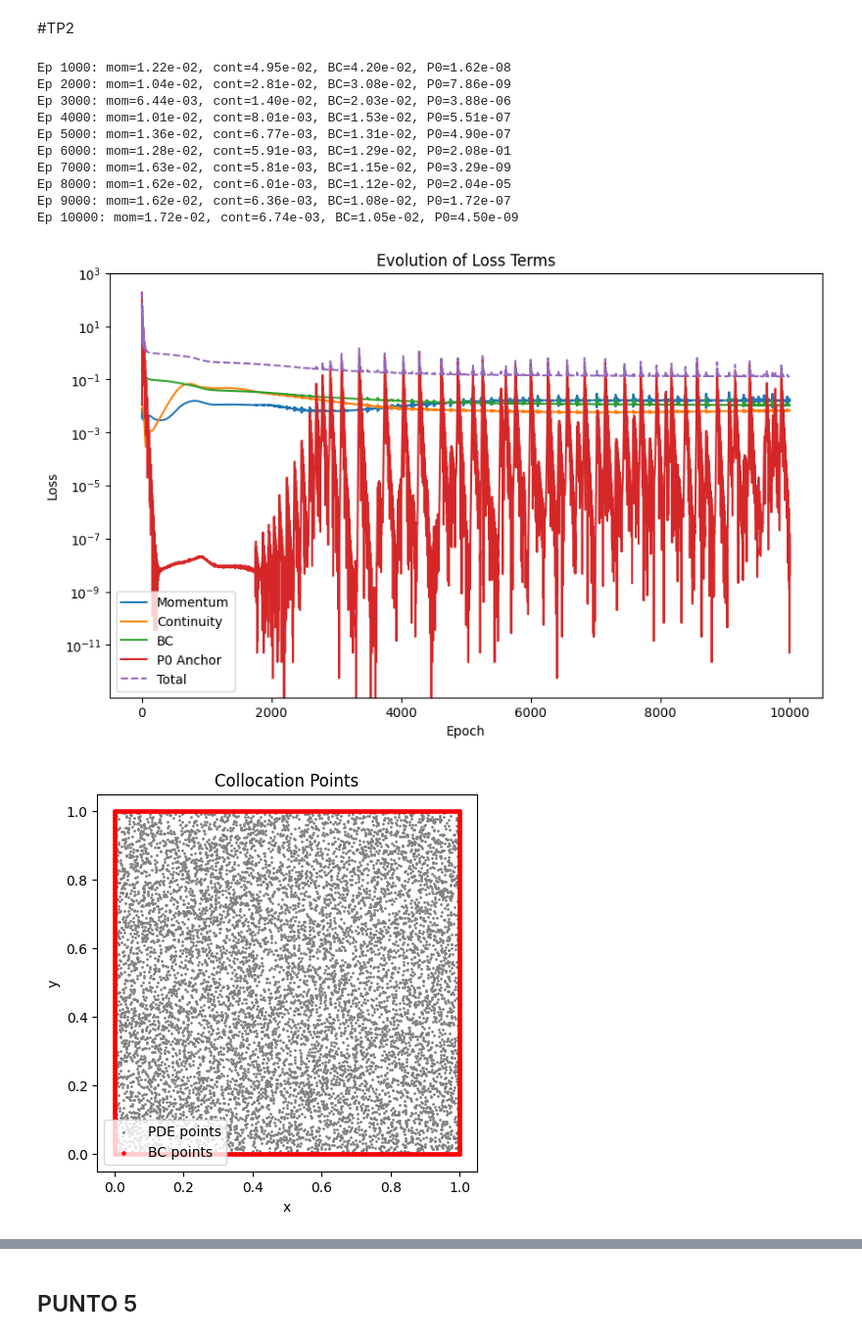
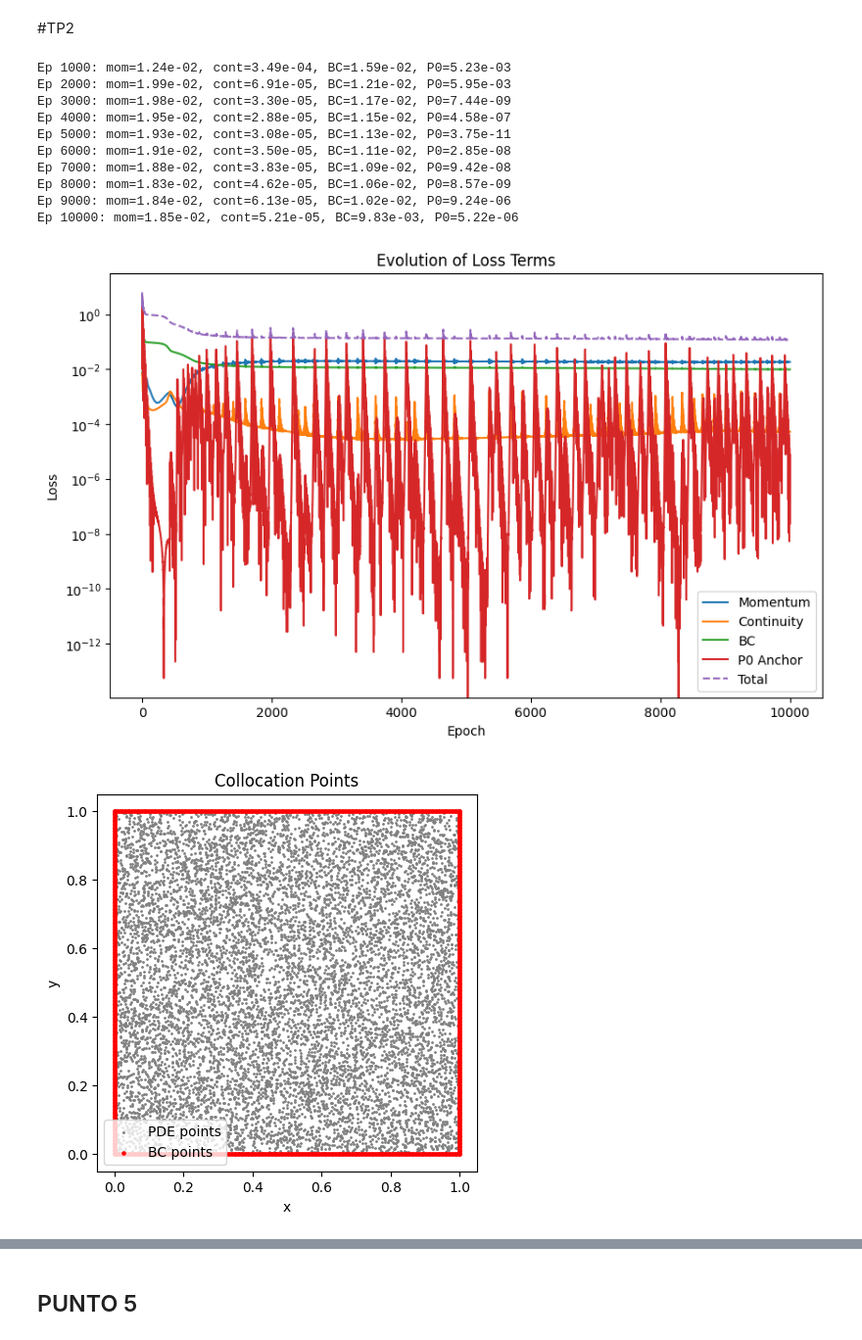
Before and after one commit to jonathancagua/IA-PINN, a Jupyter notebook: TP1.ipynb, the cells around one changed output, grey strips where cells are left out. Shown at 98% size. Saved outputs shown, nothing was run; the diff lists cells and outputs as text; code cells hidden in the pictures.

```diff
--- a/TP1.ipynb
+++ b/TP1.ipynb
@@ -172,7 +172,6 @@ Los puntos para la PDE no deben incluirse en las fronteras del dominio, ya que l
 # %% [markdown]
 #TP2
 # %%
-
 import numpy as np
 import matplotlib.pyplot as plt
 from scipy.io import loadmat
@@ -185,17 +184,18 @@ from scipy.stats import qmc
 # --- TP2 PINN vanilla con gráficas y análisis completos ---
 # Arquitectura y hiperparámetros:
 #   - Red: FC 4 capas de 50 neuronas, activación Tanh
-#   - Re = 100, λ_bc = 10, anchor presión = 1e4
+#   - Re = 100, λ_bc = 10, λ_cont (nuevo), anchor presión = 1e4
 #   - Adam lr=1e-3, epochs=10000
 
 # Dispositivo y parámetros
-device    = torch.device('cuda' if torch.cuda.is_available() else 'cpu')
-Re        = 100.0
-lambda_bc = 10.0
-lambda_p0 = 1e4
-Npde, Nbc = 10000, 1000
-epochs    = 10000
-lr        = 1e-3
+device      = torch.device('cuda' if torch.cuda.is_available() else 'cpu')
+Re          = 100.0
+lambda_bc   = 10.0
+lambda_cont = 20.0         # NUEVO: peso para continuidad (reportada por separado)
+lambda_p0   = 1e3         #1e4         # Ponderación del ancla p(0,0) ~ 10e3
+Npde, Nbc   = 10000, 1000
+epochs      = 10000
+lr          = 1e-3
 
 # 1. Carga de datos y coordenadas originales
 dm    = loadmat('velocity.mat')
@@ -205,7 +205,7 @@ u_pts = dm['u'].squeeze()
 v_pts = dm['v'].squeeze()
 p_pts = loadmat('pressure.mat')['p'].squeeze()
 
-# 2. Malla regular para interpolación y plots
+# 2. Malla regular para interpolación y plots (como sugiere la devolución)
 x_unique = np.linspace(x_pts.min(), x_pts.max(), 201)
 y_unique = np.linspace(y_pts.min(), y_pts.max(), 201)
 X_grid, Y_grid = np.meshgrid(x_unique, y_unique)
@@ -213,7 +213,7 @@ U_grid = griddata((x_pts, y_pts), u_pts, (X_grid, Y_grid), method='cubic')
 V_grid = griddata((x_pts, y_pts), v_pts, (X_grid, Y_grid), method='cubic')
 P_grid = griddata((x_pts, y_pts), p_pts, (X_grid, Y_grid), method='cubic')
 
-# 3. Definición de la PINN
+# 3. Definición de la PINN (igual que tenías)
 def make_PINN():
     return nn.Sequential(
         nn.Linear(2, 50), nn.Tanh(),
@@ -239,7 +239,7 @@ def residuals(xy):
     cont  = u_x + v_y
     return res_x, res_y, cont
 
-# 5. Muestreo de collocation y condiciones de contorno
+# 5. Muestreo de collocation y condiciones de contorno (tu lógica original)
 torch.manual_seed(0)
 xy_pde = torch.rand(Npde, 2, device=device, requires_grad=True)
 
@@ -262,24 +262,30 @@ ubc[mask,0] = 1.0
 xy_p0     = torch.tensor([[0.0,0.0]], device=device)
 p0_target = torch.tensor([[0.0]], device=device)
 
-# 7. Definición del optimizador
+# 7. Optimizador
 optimizer = torch.optim.Adam(model.parameters(), lr=lr)
 
-# Inicializar listas para seguimiento de pérdidas
+# Listas de seguimiento de pérdidas
 loss_mom_list, loss_cont_list = [], []
 loss_bc_list, loss_p0_list, loss_tot_list = [], [], []
 
 # 8. Bucle de entrenamiento
 for ep in range(1, epochs+1):
     optimizer.zero_grad()
+
     rx, ry, rc = residuals(xy_pde)
-    loss_mom  = (rx**2 + ry**2).mean()
-    loss_cont = (rc**2).mean()
+    loss_mom  = (rx**2 + ry**2).mean()     # residuo de momento (x,y)
+    loss_cont = (rc**2).mean()             # continuidad por separado (como pidieron)
+
     uvb       = model(xy_bc)
     loss_bc   = ((uvb[:,0:1] - ubc)**2 + (uvb[:,1:2] - vbc)**2).mean()
+
     p0_pred   = model(xy_p0)[:,2:3]
     loss_p0   = lambda_p0 * (p0_pred - p0_target).pow(2).mean()
-    loss_total = loss_mom + loss_cont + lambda_bc * loss_bc + loss_p0
+
+    # Cambio mínimo: continuidad con su propio peso
+    loss_total = loss_mom + lambda_cont*loss_cont + lambda_bc * loss_bc + loss_p0
+
     loss_total.backward()
     optimizer.step()
 
@@ -311,50 +317,50 @@ plt.scatter(xy_pde_np[:,0], xy_pde_np[:,1], s=1, c='gray', label='PDE points')
 plt.scatter(xy_bc_np[:,0], xy_bc_np[:,1], s=5, c='red', label='BC points')
 plt.xlabel('x'); plt.ylabel('y'); plt.legend(); plt.title('Collocation Points'); plt.show()
 
-# 11. Evaluación en grilla y mapas de error
+# 11. Evaluación en grilla y mapas de error (usando la grilla interpolada)
 pts = torch.tensor(np.vstack([X_grid.ravel(), Y_grid.ravel()]).T,
                    dtype=torch.float32, device=device)
 with torch.no_grad():
     pred_uvp = model(pts).cpu().numpy()
 U_pred = pred_uvp[:,0].reshape(X_grid.shape)
 V_pred = pred_uvp[:,1].reshape(X_grid.shape)
 P_pred = pred_uvp[:,2].reshape(X_grid.shape)
 
 fig, axs = plt.subplots(3,3, figsize=(15,12))
 for i,(ref,pred,title) in enumerate(zip([U_grid, V_grid, P_grid],
                                        [U_pred, V_pred, P_pred],
                                        ['U','V','P'])):
     axs[0,i].imshow(ref, origin='lower', extent=[x_pts.min(), x_pts.max(), y_pts.min(), y_pts.max()])
     axs[0,i].set_title(f'{title} Reference')
     axs[1,i].imshow(pred, origin='lower', extent=[x_pts.min(), x_pts.max(), y_pts.min(), y_pts.max()])
     axs[1,i].set_title(f'{title} Predicted')
     axs[2,i].imshow(np.abs(pred-ref), origin='lower', extent=[x_pts.min(), x_pts.max(), y_pts.min(), y_pts.max()])
     axs[2,i].set_title(f'{title} Absolute Error')
     for ax in axs[:,i]: ax.axis('off')
 plt.tight_layout(); plt.show()
 
-# 12. Tabla de errores L2 relativos
+# 12. Tabla de errores L2 relativos (sobre la misma grilla)
 mask = ~np.isnan(U_grid)
 err_u = np.linalg.norm(U_pred[mask]-U_grid[mask]) / np.linalg.norm(U_grid[mask])
 mask = ~np.isnan(V_grid)
 err_v = np.linalg.norm(V_pred[mask]-V_grid[mask]) / np.linalg.norm(V_grid[mask])
 mask = ~np.isnan(P_grid)
 err_p = np.linalg.norm(P_pred[mask]-P_grid[mask]) / np.linalg.norm(P_grid[mask])
 print('| Variable | L2 Relative Error |')
 print('|----------|------------------:|')
 print(f"| u        | {err_u:.4f}           |")
 print(f"| v        | {err_v:.4f}           |")
 print(f"| p        | {err_p:.4f}           |")
 # %% [output]
-Ep 1000: mom=1.22e-02, cont=4.95e-02, BC=4.20e-02, P0=1.62e-08
-Ep 2000: mom=1.04e-02, cont=2.81e-02, BC=3.08e-02, P0=7.86e-09
-Ep 3000: mom=6.44e-03, cont=1.40e-02, BC=2.03e-02, P0=3.88e-06
-Ep 4000: mom=1.01e-02, cont=8.01e-03, BC=1.53e-02, P0=5.51e-07
-Ep 5000: mom=1.36e-02, cont=6.77e-03, BC=1.31e-02, P0=4.90e-07
-Ep 6000: mom=1.28e-02, cont=5.91e-03, BC=1.29e-02, P0=2.08e-01
-Ep 7000: mom=1.63e-02, cont=5.81e-03, BC=1.15e-02, P0=3.29e-09
-Ep 8000: mom=1.62e-02, cont=6.01e-03, BC=1.12e-02, P0=2.04e-05
-Ep 9000: mom=1.62e-02, cont=6.36e-03, BC=1.08e-02, P0=1.72e-07
-Ep 10000: mom=1.72e-02, cont=6.74e-03, BC=1.05e-02, P0=4.50e-09
+Ep 1000: mom=1.24e-02, cont=3.49e-04, BC=1.59e-02, P0=5.23e-03
+Ep 2000: mom=1.99e-02, cont=6.91e-05, BC=1.21e-02, P0=5.95e-03
+Ep 3000: mom=1.98e-02, cont=3.30e-05, BC=1.17e-02, P0=7.44e-09
+Ep 4000: mom=1.95e-02, cont=2.88e-05, BC=1.15e-02, P0=4.58e-07
+Ep 5000: mom=1.93e-02, cont=3.08e-05, BC=1.13e-02, P0=3.75e-11
+Ep 6000: mom=1.91e-02, cont=3.50e-05, BC=1.11e-02, P0=2.85e-08
+Ep 7000: mom=1.88e-02, cont=3.83e-05, BC=1.09e-02, P0=9.42e-08
+Ep 8000: mom=1.83e-02, cont=4.62e-05, BC=1.06e-02, P0=8.57e-09
+Ep 9000: mom=1.84e-02, cont=6.13e-05, BC=1.02e-02, P0=9.24e-06
+Ep 10000: mom=1.85e-02, cont=5.21e-05, BC=9.83e-03, P0=5.22e-06
-[figure, old version]
+[figure, new version]
 [figure]
```
Also changed, not shown: parts of 2 cells of this notebook.
